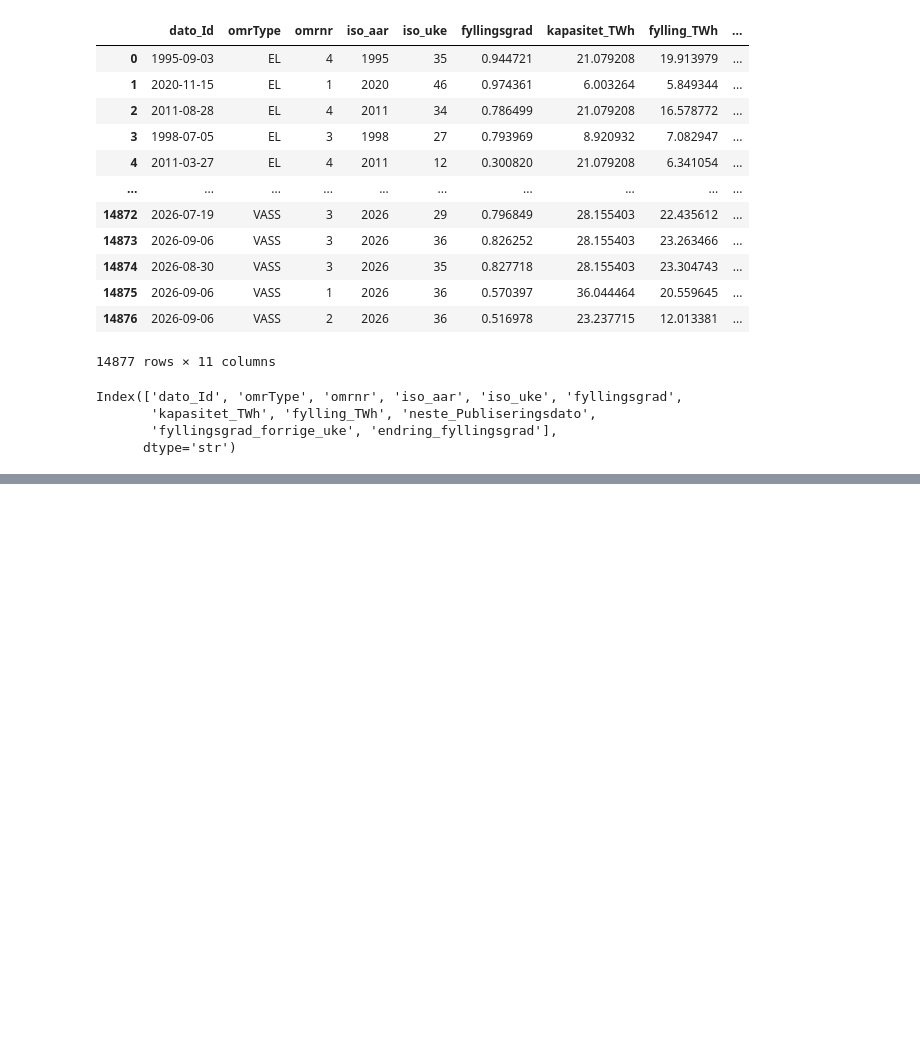
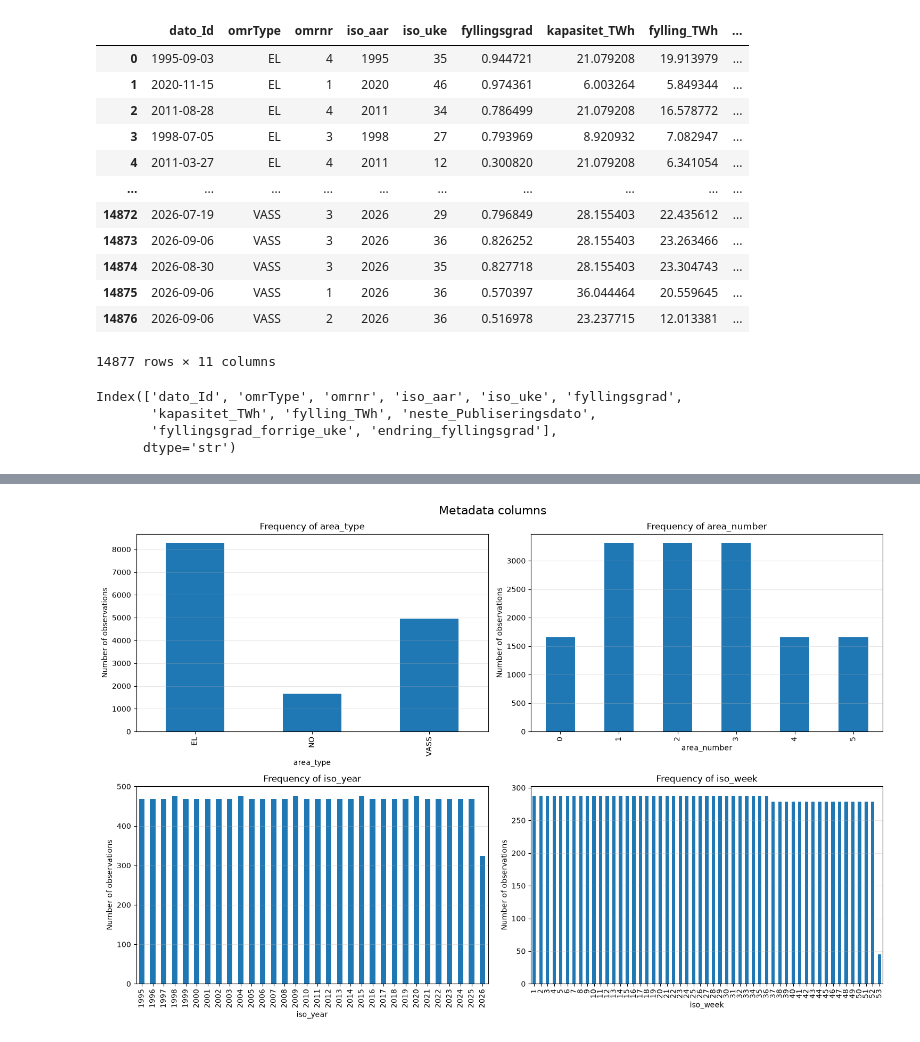
Before and after one commit to ChristianAronVea/IND320-Vea, a Jupyter notebook: project.ipynb, the cells around one changed output, grey strips where cells are left out. Drawn from its saved outputs; the diff is of its cells as text; code cells hidden in the pictures; blank space fills up the shorter version.

```diff
--- a/project.ipynb
+++ b/project.ipynb
@@ -83,0 +148,25 @@ Index(['dato_Id', 'omrType', 'omrnr', 'iso_aar', 'iso_uke', 'fyllingsgrad',
+# %%
+# Plot the remaining metadata columns using suitable frequency plots.
+metadata_columns = [
+    "area_type",
+    "area_number",
+    "iso_year",
+    "iso_week"
+]
+
+fig, axes = plt.subplots(2, 2, figsize=(15, 10))
+axes = axes.ravel()
+
+for axis, column in zip(axes, metadata_columns):
+    df[column].value_counts().sort_index().plot.bar(ax=axis)
+    axis.set_xlabel(column)
+
+    axis.set_title(f"Frequency of {column}")
+    axis.set_ylabel("Number of observations")
+    axis.grid(axis="y", alpha=0.3)
+
+fig.suptitle("Metadata columns", fontsize=16)
+fig.tight_layout()
+plt.show()
+# %% [output]
+[figure, added]
```
Also changed, not shown: parts of 14 cells of this notebook.
